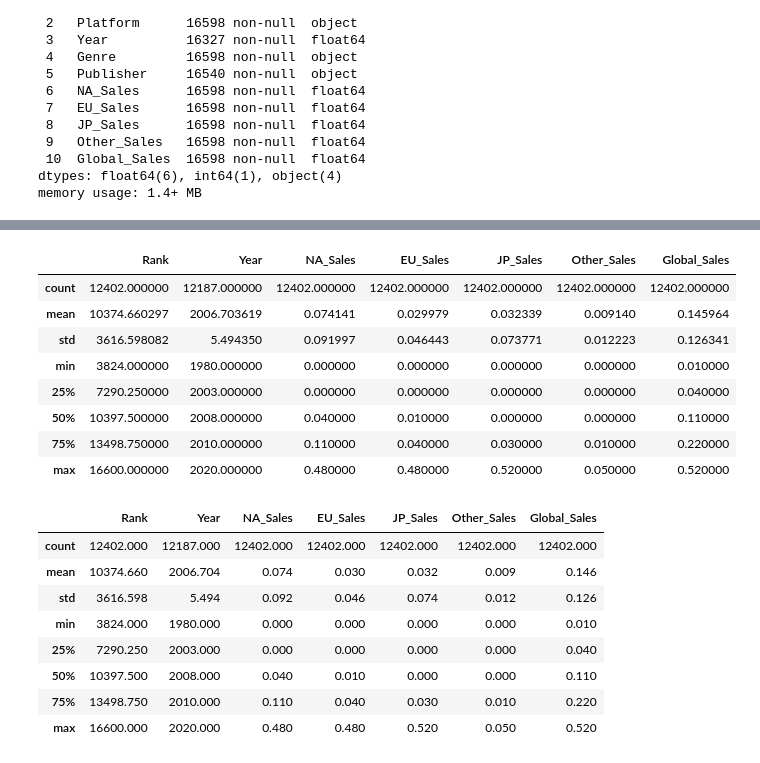
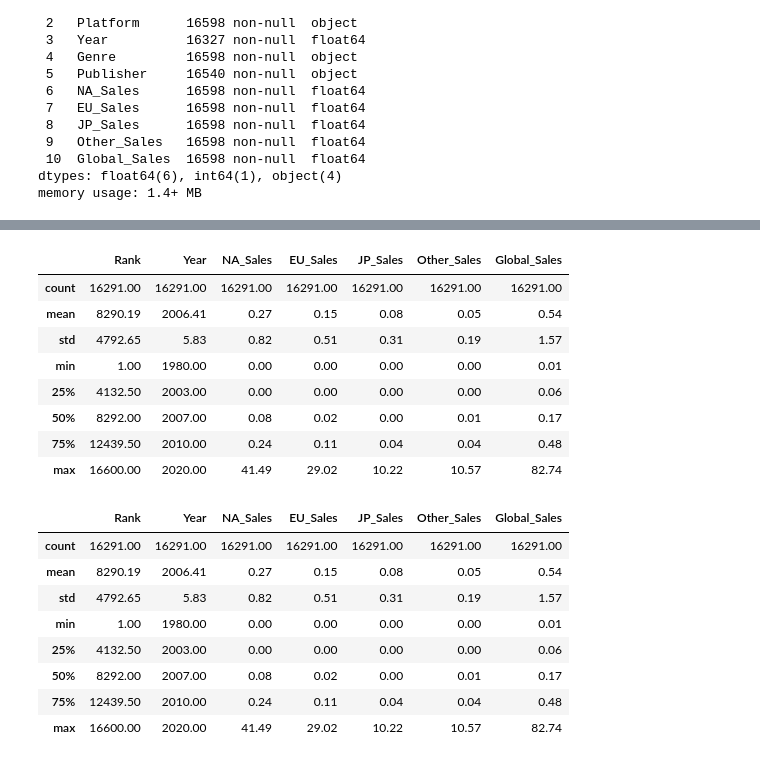
Before and after one commit to DanielAlejandro-Analytics/Video-Game-Sales, a Jupyter notebook: Games-Project.ipynb, the cells around one changed output, grey strips where cells are left out. Saved outputs shown, nothing was run; the diff lists cells and outputs as text; code cells hidden in the pictures.

```diff
--- a/Games-Project.ipynb
+++ b/Games-Project.ipynb
@@ -109,20 +140,0 @@ Index(['Rank', 'Name', 'Platform', 'Year', 'Genre', 'Publisher', 'NA_Sales',
-# %%
-# Lista de columnas con outliers
-columns_with_outliers = ['Na_Sales', 'Eu_Sales', 'Jp_Sales', 'Other_Sales', 'Global_Sales']
-valid_columns = [col for col in columns_with_outliers if col in df.columns]
-
-# Definir una función para eliminar los outliers basados en el IQR
-def remove_outliers(df, column):
-        Q1 = df[column].quantile(0.25)
-        Q3 = df[column].quantile(0.75)
-        IQR = Q3 - Q1
-        lower_bound = Q1 - 1.5 * IQR
-        upper_bound = Q3 + 1.5 * IQR
-        df = df[(df[column] >= lower_bound) & (df[column] <= upper_bound)]
-        return df
-
-# Eliminar outliers solo en las columnas válidas
-for col in valid_columns:
-    df = remove_outliers(df, col)
-
-# Agora df no tiene outliers en las columnas especificadas
@@ -152,24 +182,24 @@ df.shape
 df.describe()
 # %% [output]
 |  | Rank | Year | NA_Sales | EU_Sales | JP_Sales | Other_Sales | Global_Sales |
-| count | 12402.000000 | 12187.000000 | 12402.000000 | 12402.000000 | 12402.000000 | 12402.000000 | 12402.000000 |
-| mean | 10374.660297 | 2006.703619 | 0.074141 | 0.029979 | 0.032339 | 0.009140 | 0.145964 |
-| std | 3616.598082 | 5.494350 | 0.091997 | 0.046443 | 0.073771 | 0.012223 | 0.126341 |
-| min | 3824.000000 | 1980.000000 | 0.000000 | 0.000000 | 0.000000 | 0.000000 | 0.010000 |
-| 25% | 7290.250000 | 2003.000000 | 0.000000 | 0.000000 | 0.000000 | 0.000000 | 0.040000 |
-| 50% | 10397.500000 | 2008.000000 | 0.040000 | 0.010000 | 0.000000 | 0.000000 | 0.110000 |
-| 75% | 13498.750000 | 2010.000000 | 0.110000 | 0.040000 | 0.030000 | 0.010000 | 0.220000 |
-| max | 16600.000000 | 2020.000000 | 0.480000 | 0.480000 | 0.520000 | 0.050000 | 0.520000 |
+| count | 16291.00 | 16291.00 | 16291.00 | 16291.00 | 16291.00 | 16291.00 | 16291.00 |
+| mean | 8290.19 | 2006.41 | 0.27 | 0.15 | 0.08 | 0.05 | 0.54 |
+| std | 4792.65 | 5.83 | 0.82 | 0.51 | 0.31 | 0.19 | 1.57 |
+| min | 1.00 | 1980.00 | 0.00 | 0.00 | 0.00 | 0.00 | 0.01 |
+| 25% | 4132.50 | 2003.00 | 0.00 | 0.00 | 0.00 | 0.00 | 0.06 |
+| 50% | 8292.00 | 2007.00 | 0.08 | 0.02 | 0.00 | 0.01 | 0.17 |
+| 75% | 12439.50 | 2010.00 | 0.24 | 0.11 | 0.04 | 0.04 | 0.48 |
+| max | 16600.00 | 2020.00 | 41.49 | 29.02 | 10.22 | 10.57 | 82.74 |
 # %%
-pd.set_option('display.float_format', lambda x: '%.3f' % x)
+pd.set_option('display.float_format', lambda x: '%.2f' % x)
 df.describe()
 # %% [output]
 |  | Rank | Year | NA_Sales | EU_Sales | JP_Sales | Other_Sales | Global_Sales |
-| count | 12402.000 | 12187.000 | 12402.000 | 12402.000 | 12402.000 | 12402.000 | 12402.000 |
-| mean | 10374.660 | 2006.704 | 0.074 | 0.030 | 0.032 | 0.009 | 0.146 |
-| std | 3616.598 | 5.494 | 0.092 | 0.046 | 0.074 | 0.012 | 0.126 |
-| min | 3824.000 | 1980.000 | 0.000 | 0.000 | 0.000 | 0.000 | 0.010 |
-| 25% | 7290.250 | 2003.000 | 0.000 | 0.000 | 0.000 | 0.000 | 0.040 |
-| 50% | 10397.500 | 2008.000 | 0.040 | 0.010 | 0.000 | 0.000 | 0.110 |
-| 75% | 13498.750 | 2010.000 | 0.110 | 0.040 | 0.030 | 0.010 | 0.220 |
-| max | 16600.000 | 2020.000 | 0.480 | 0.480 | 0.520 | 0.050 | 0.520 |
+| count | 16291.00 | 16291.00 | 16291.00 | 16291.00 | 16291.00 | 16291.00 | 16291.00 |
+| mean | 8290.19 | 2006.41 | 0.27 | 0.15 | 0.08 | 0.05 | 0.54 |
+| std | 4792.65 | 5.83 | 0.82 | 0.51 | 0.31 | 0.19 | 1.57 |
+| min | 1.00 | 1980.00 | 0.00 | 0.00 | 0.00 | 0.00 | 0.01 |
+| 25% | 4132.50 | 2003.00 | 0.00 | 0.00 | 0.00 | 0.00 | 0.06 |
+| 50% | 8292.00 | 2007.00 | 0.08 | 0.02 | 0.00 | 0.01 | 0.17 |
+| 75% | 12439.50 | 2010.00 | 0.24 | 0.11 | 0.04 | 0.04 | 0.48 |
+| max | 16600.00 | 2020.00 | 41.49 | 29.02 | 10.22 | 10.57 | 82.74 |
```
Also changed, not shown: parts of 18 cells of this notebook.
